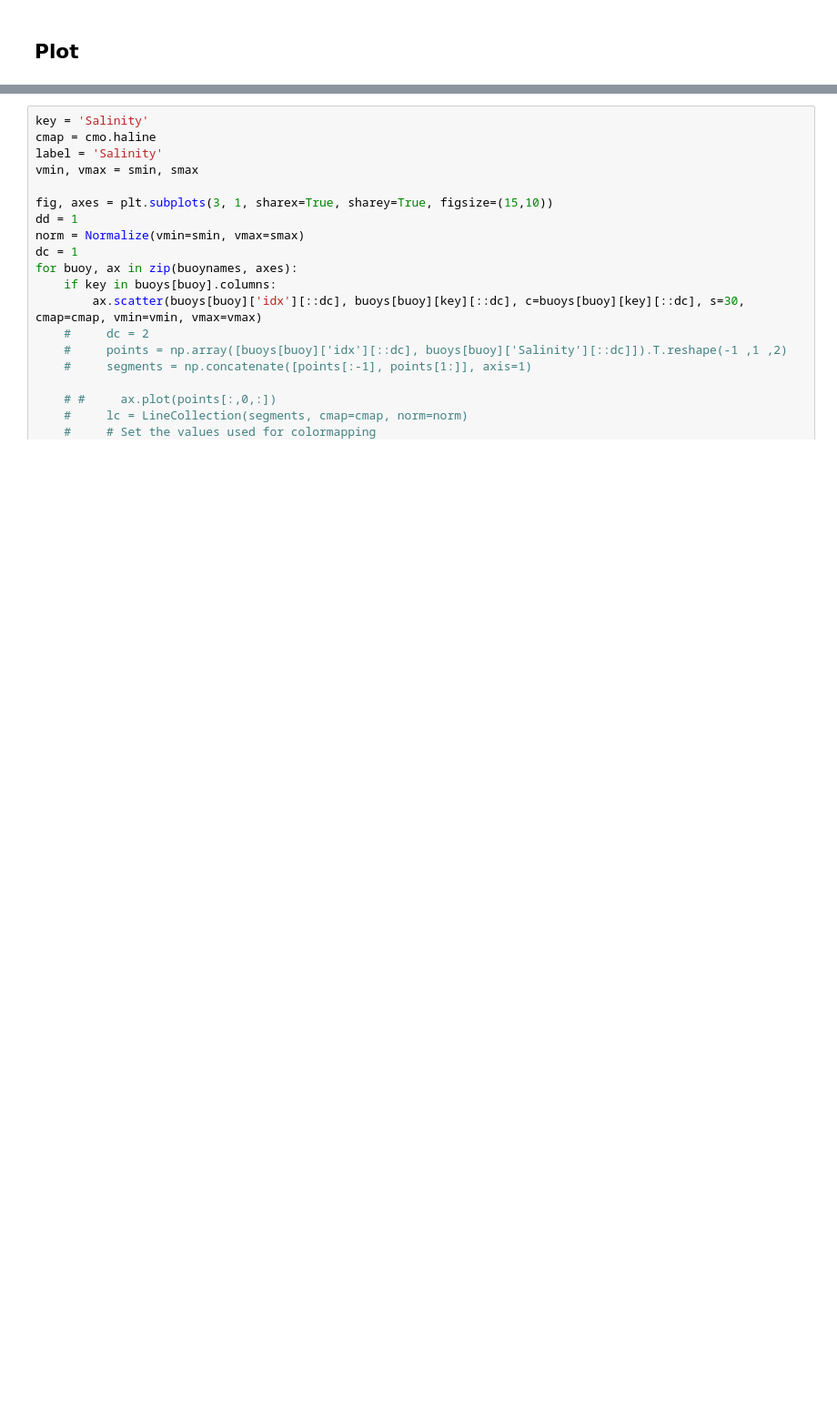
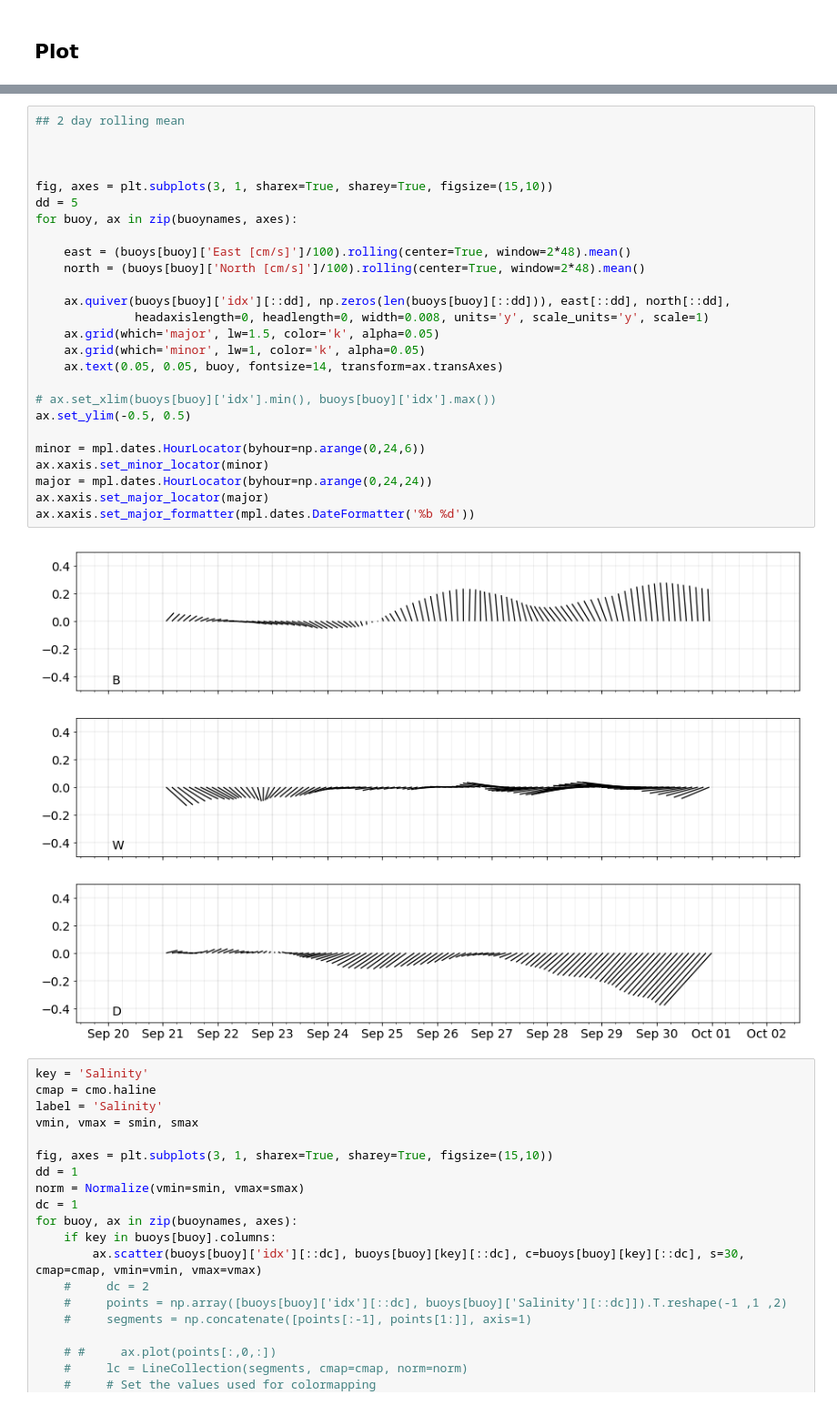
Before and after one commit to kthyng/harvey_plankton, a Jupyter notebook: figures.ipynb, the cells around one changed output, grey strips where cells are left out. Shown at 91% size. Cells and saved outputs as stored; diff of their text form; blank space fills up the shorter version.

```diff
--- a/figures.ipynb
+++ b/figures.ipynb
@@ -438,3 +450,31 @@ ax.xaxis.set_major_formatter(mpl.dates.DateFormatter('%b %d'))
+# %%
+## 2 day rolling mean
+
+
+
+fig, axes = plt.subplots(3, 1, sharex=True, sharey=True, figsize=(15,10))
+dd = 5
+for buoy, ax in zip(buoynames, axes):
+
+    east = (buoys[buoy]['East [cm/s]']/100).rolling(center=True, window=2*48).mean()
+    north = (buoys[buoy]['North [cm/s]']/100).rolling(center=True, window=2*48).mean()
+
+    ax.quiver(buoys[buoy]['idx'][::dd], np.zeros(len(buoys[buoy][::dd])), east[::dd], north[::dd],
+              headaxislength=0, headlength=0, width=0.008, units='y', scale_units='y', scale=1)
+    ax.grid(which='major', lw=1.5, color='k', alpha=0.05)
+    ax.grid(which='minor', lw=1, color='k', alpha=0.05)
+    ax.text(0.05, 0.05, buoy, fontsize=14, transform=ax.transAxes)
+
+# ax.set_xlim(buoys[buoy]['idx'].min(), buoys[buoy]['idx'].max())
+ax.set_ylim(-0.5, 0.5)
+
+minor = mpl.dates.HourLocator(byhour=np.arange(0,24,6))
+ax.xaxis.set_minor_locator(minor)
+major = mpl.dates.HourLocator(byhour=np.arange(0,24,24))
+ax.xaxis.set_major_locator(major)
+ax.xaxis.set_major_formatter(mpl.dates.DateFormatter('%b %d'))
+# %% [output]
+[figure, added]
 # %%
 key = 'Salinity'
 cmap = cmo.haline
```
Also changed, not shown: parts of 8 cells of this notebook, 1 other file.
